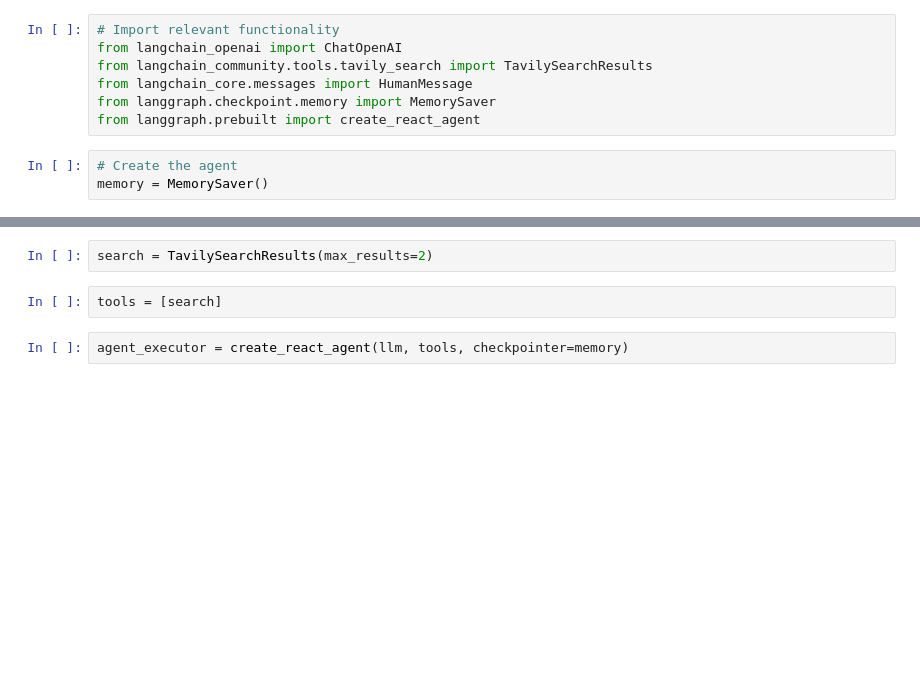
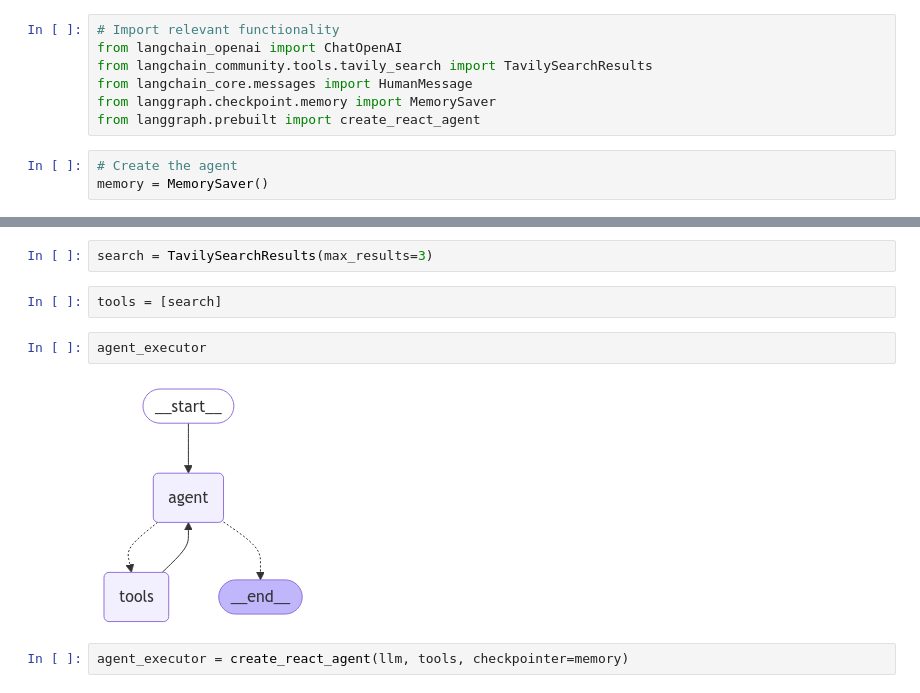
Before and after one commit to EnkrateiaLucca/oreilly_live_training_getting_started_with_langchain, a Jupyter notebook: notebooks/3.2-langchain-agent-with-langgraph.ipynb, the cells around one changed output, grey strips where cells are left out. Cells and saved outputs as stored; diff of their text form; blank space fills up the shorter version.

```diff
--- a/notebooks/3.2-langchain-agent-with-langgraph.ipynb
+++ b/notebooks/3.2-langchain-agent-with-langgraph.ipynb
@@ -18,7 +18,11 @@ AIMessage(content='An agent based on large language models (LLMs) refers to a so
 # %%
-search = TavilySearchResults(max_results=2)
+search = TavilySearchResults(max_results=3)
 # %%
 tools = [search]
+# %%
+agent_executor
+# %% [output]
+[figure, added]
 # %%
 agent_executor = create_react_agent(llm, tools, checkpointer=memory)
 # %%
```
Also changed, not shown: parts of 2 cells of this notebook, 4 other files.
